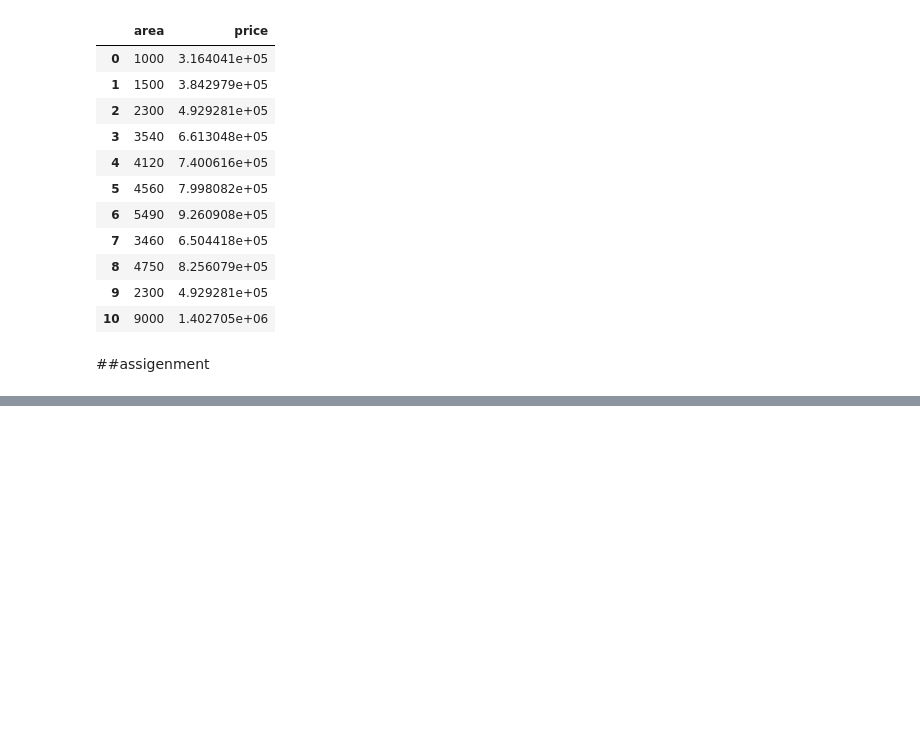
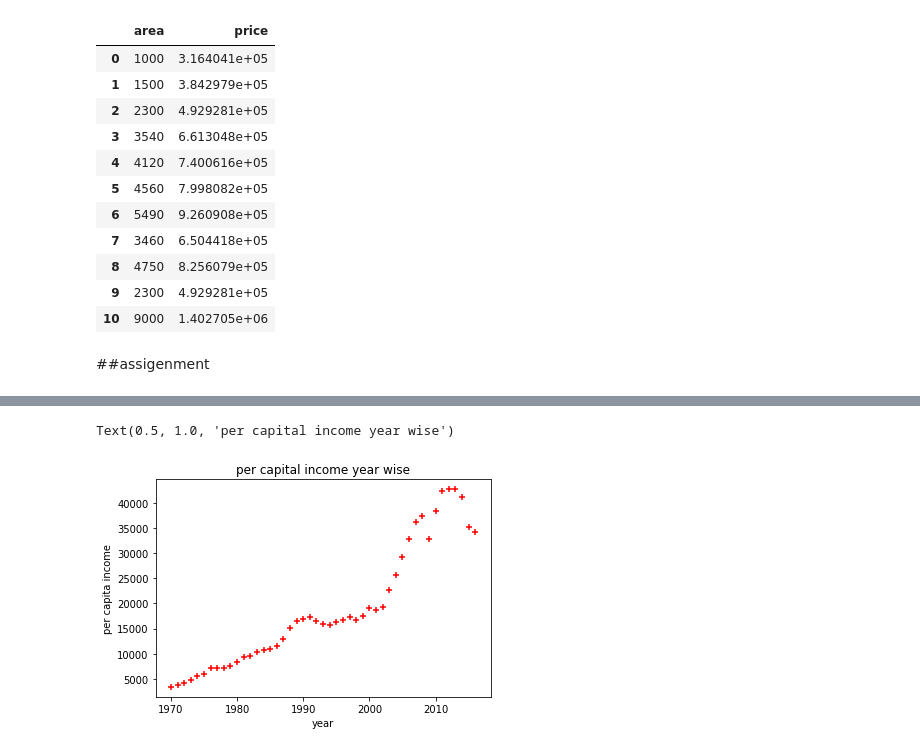
Before and after one commit to ajit04022000/MACHINE_LEARNING, a Jupyter notebook: 1)_Linear_Regression_CWB.ipynb, the cells around one changed output, grey strips where cells are left out. Drawn from its saved outputs; the diff is of its cells as text; code cells hidden in the pictures; blank space fills up the shorter version.

```diff
--- a/1)_Linear_Regression_CWB.ipynb
+++ b/1)_Linear_Regression_CWB.ipynb
@@ -133,0 +142,3 @@ area_df.to_csv('prediction.csv')
+# %%
+df = pd.read_csv('https://raw.githubusercontent.com/codebasics/py/master/ML/1_linear_reg/Exercise/canada_per_capita_income.csv')
+df
@@ -133,0 +163,9 @@ area_df.to_csv('prediction.csv')
+# %%
+# df.rename('per capita income (US$)','per_capita_income',inplace = True)
+# df. rename['per capita income (US$)', 'per_capita_incom
+# df.rename(columns = {'year':'year_Name','per capita income (US$)':'per_capita_income'}, inplace=True)
+# df.rename(columns = {'per capita income (US$)':'per_capita_income'}, inplace=True)
+df['per_capita_income']=df['per capita income (US$)']
+# %%
+new_df = df.drop('per capita income (US$)',axis = 1)
+new_df
@@ -133,0 +190,9 @@ area_df.to_csv('prediction.csv')
+# %%
+%matplotlib inline
+plt.scatter(new_df.year,new_df.per_capita_income,color='red',marker='+')
+plt.xlabel('year')
+plt.ylabel('per capita income')
+plt.title('per capital income year wise')
+# %% [output]
+Text(0.5, 1.0, 'per capital income year wise')
+[figure, added]
```
Also changed, not shown: parts of 10 cells of this notebook.
